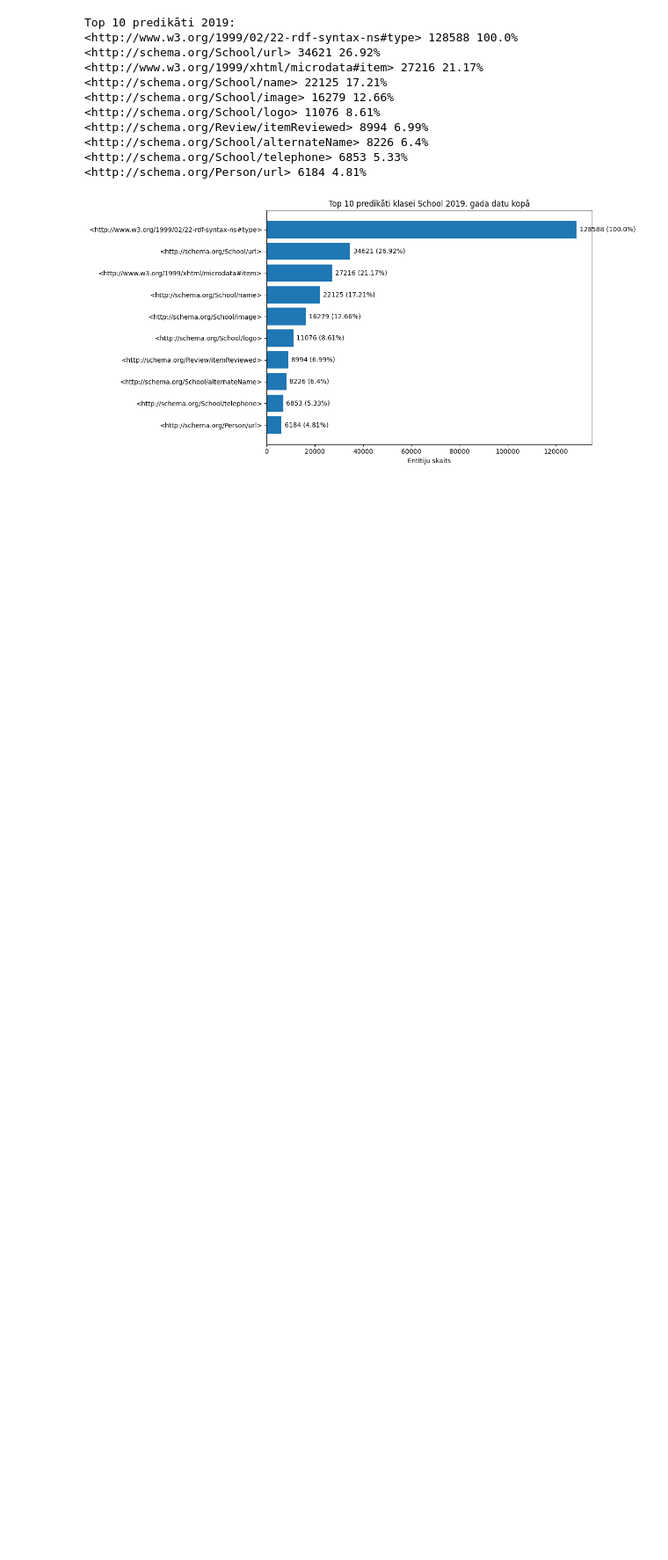
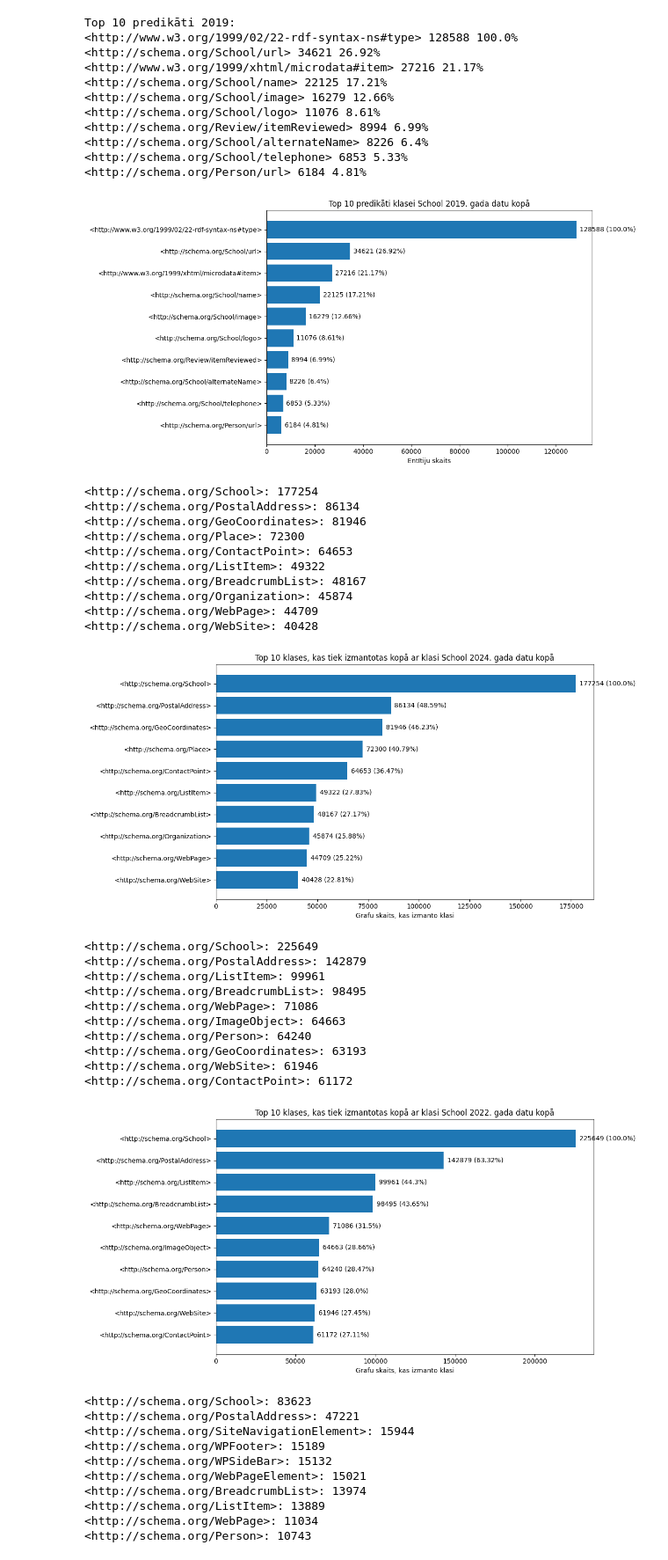
Before and after one commit to alexxxey0/SchemaOrg_Datu_Analize, a Jupyter notebook: analize_School.ipynb, the cells around one changed output. Shown: that part at 88% size. Cells and saved outputs as stored; diff of their text form; code cells hidden in the pictures; blank space fills up the shorter version.

```diff
--- a/analize_School.ipynb
+++ b/analize_School.ipynb
@@ -48,3 +48,40 @@ Top 10 predikāti 2019:
 <http://schema.org/School/telephone> 6853 5.33%
 <http://schema.org/Person/url> 6184 4.81%
 [figure]
+# %%
+parse_and_count_classes(["../school_2024.gz"], "School", "2024")
+parse_and_count_classes(["../school_2022.gz"], "School", "2022")
+parse_and_count_classes(["../school_2019.gz"], "School", "2019")
+# %% [output]
+<http://schema.org/School>: 177254
+<http://schema.org/PostalAddress>: 86134
+<http://schema.org/GeoCoordinates>: 81946
+<http://schema.org/Place>: 72300
+<http://schema.org/ContactPoint>: 64653
+<http://schema.org/ListItem>: 49322
+<http://schema.org/BreadcrumbList>: 48167
+<http://schema.org/Organization>: 45874
+<http://schema.org/WebPage>: 44709
+<http://schema.org/WebSite>: 40428
+[figure, added]
+<http://schema.org/School>: 225649
+<http://schema.org/PostalAddress>: 142879
+<http://schema.org/ListItem>: 99961
+<http://schema.org/BreadcrumbList>: 98495
+<http://schema.org/WebPage>: 71086
+<http://schema.org/ImageObject>: 64663
+<http://schema.org/Person>: 64240
+<http://schema.org/GeoCoordinates>: 63193
+<http://schema.org/WebSite>: 61946
+<http://schema.org/ContactPoint>: 61172
+[figure, added]
+<http://schema.org/School>: 83623
+<http://schema.org/PostalAddress>: 47221
+<http://schema.org/SiteNavigationElement>: 15944
+<http://schema.org/WPFooter>: 15189
+<http://schema.org/WPSideBar>: 15132
+<http://schema.org/WebPageElement>: 15021
+<http://schema.org/BreadcrumbList>: 13974
+<http://schema.org/ListItem>: 13889
+<http://schema.org/WebPage>: 11034
+<http://schema.org/Person>: 10743
```
Also changed, not shown: parts of 2 cells of this notebook, 4 other files.
